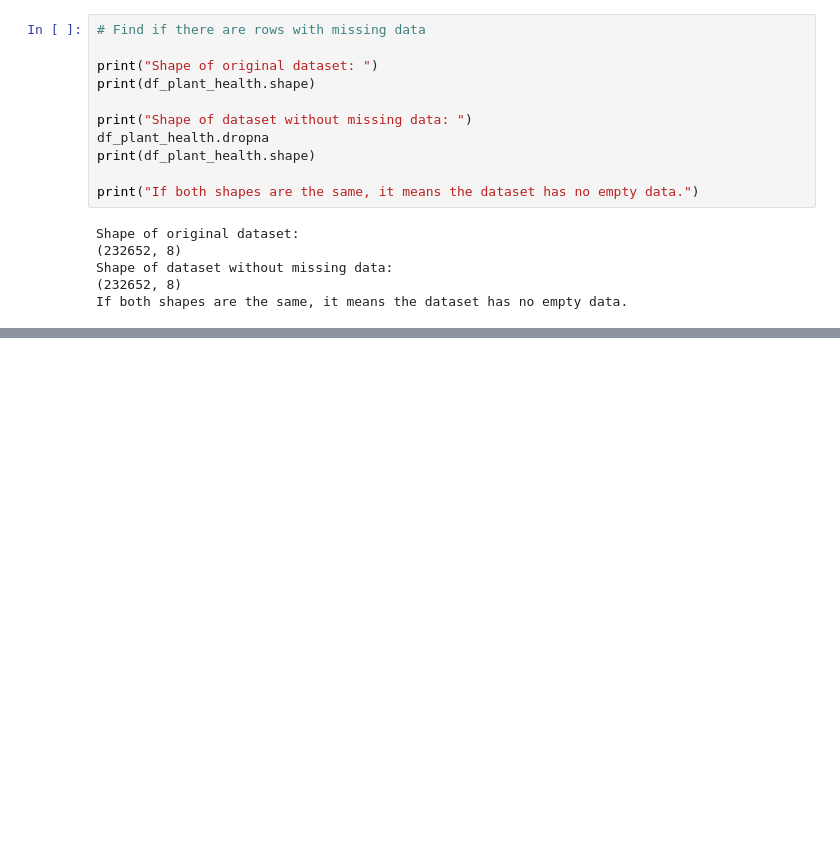
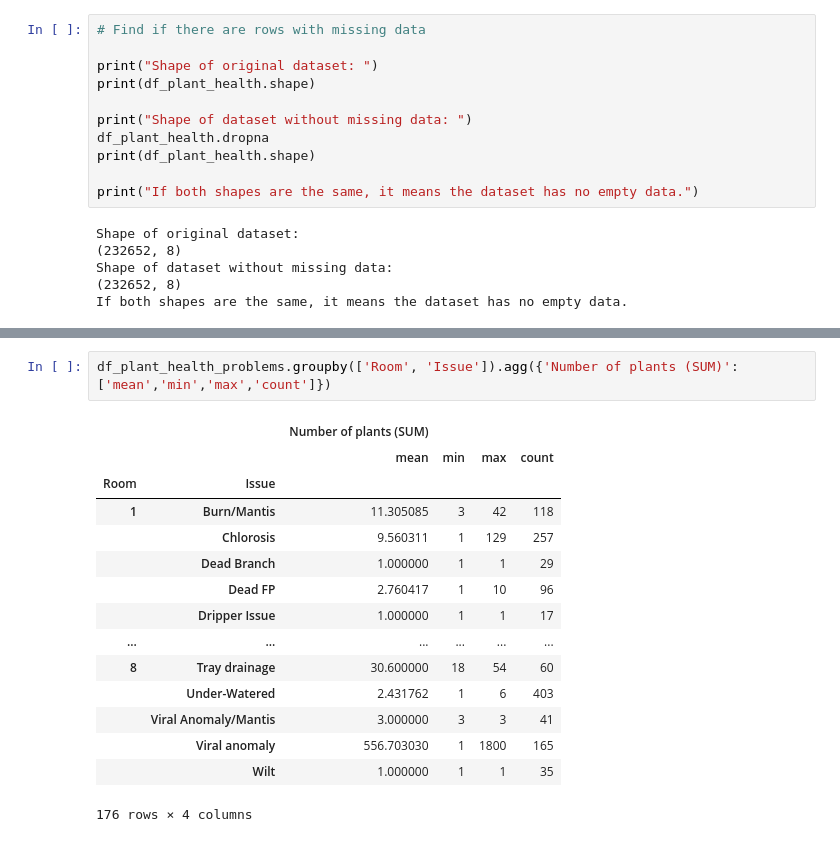
Before and after one commit to estebanpv/practice, a Jupyter notebook: Adaviv.ipynb, the cells around one changed output, grey strips where cells are left out. Saved outputs shown, nothing was run; the diff lists cells and outputs as text; blank space fills up the shorter version.

```diff
--- a/Adaviv.ipynb
+++ b/Adaviv.ipynb
@@ -135,0 +216,18 @@ df_plant_health.describe()
+# %%
+df_plant_health_problems.groupby(['Room', 'Issue']).agg({'Number of plants (SUM)':['mean','min','max','count']})
+# %% [output]
+|  |  | Number of plants (SUM) |  |  |  |
+|  |  | mean | min | max | count |
+| Room | Issue |  |  |  |  |
+| 1 | Burn/Mantis | 11.305085 | 3 | 42 | 118 |
+|  | Chlorosis | 9.560311 | 1 | 129 | 257 |
+|  | Dead Branch | 1.000000 | 1 | 1 | 29 |
+|  | Dead FP | 2.760417 | 1 | 10 | 96 |
+|  | Dripper Issue | 1.000000 | 1 | 1 | 17 |
+| ... | ... | ... | ... | ... | ... |
+| 8 | Tray drainage | 30.600000 | 18 | 54 | 60 |
+|  | Under-Watered | 2.431762 | 1 | 6 | 403 |
+|  | Viral Anomaly/Mantis | 3.000000 | 3 | 3 | 41 |
+|  | Viral anomaly | 556.703030 | 1 | 1800 | 165 |
+|  | Wilt | 1.000000 | 1 | 1 | 35 |
+176 rows × 4 columns
```
Also changed, not shown: parts of 21 cells of this notebook.
